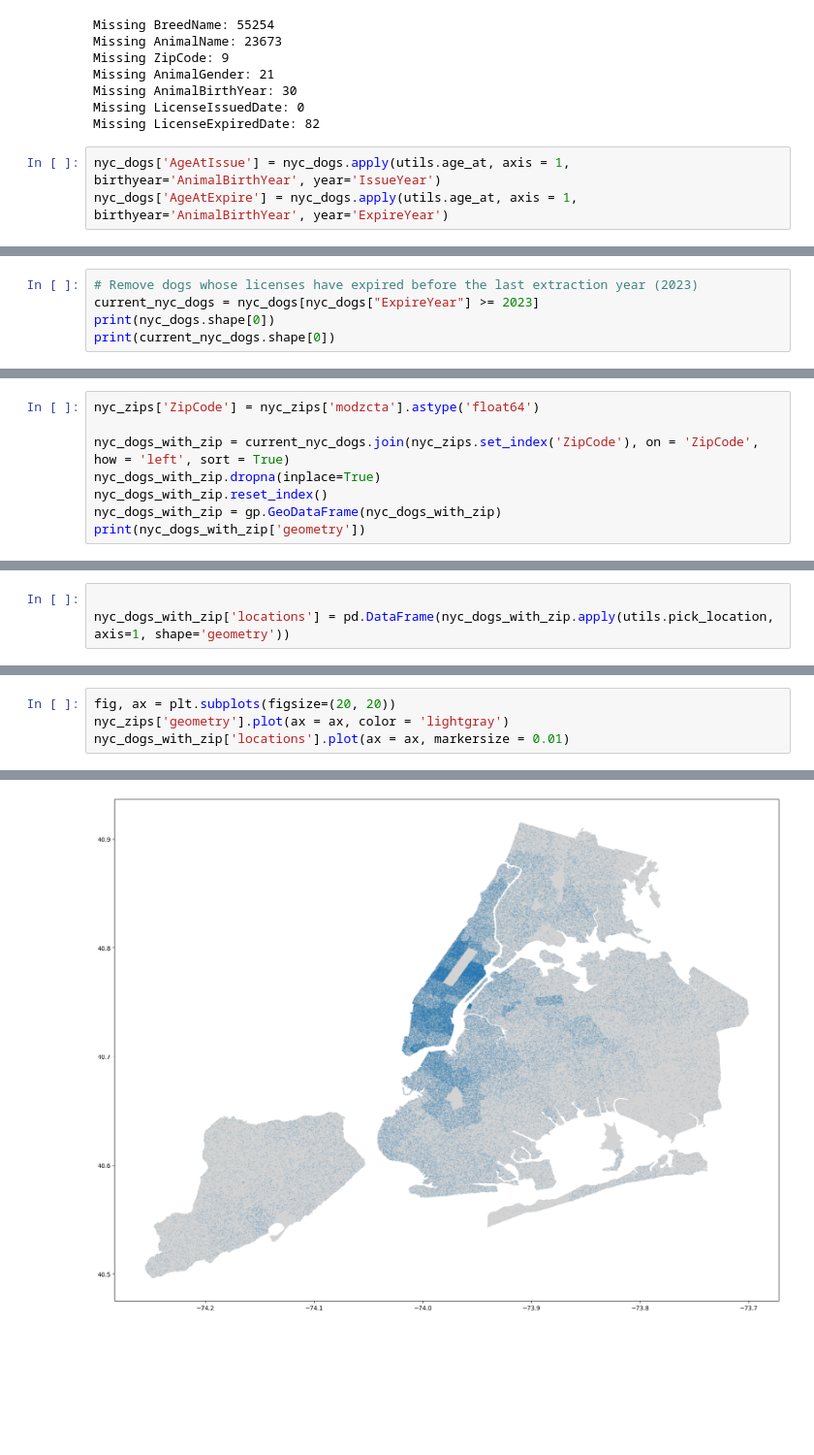
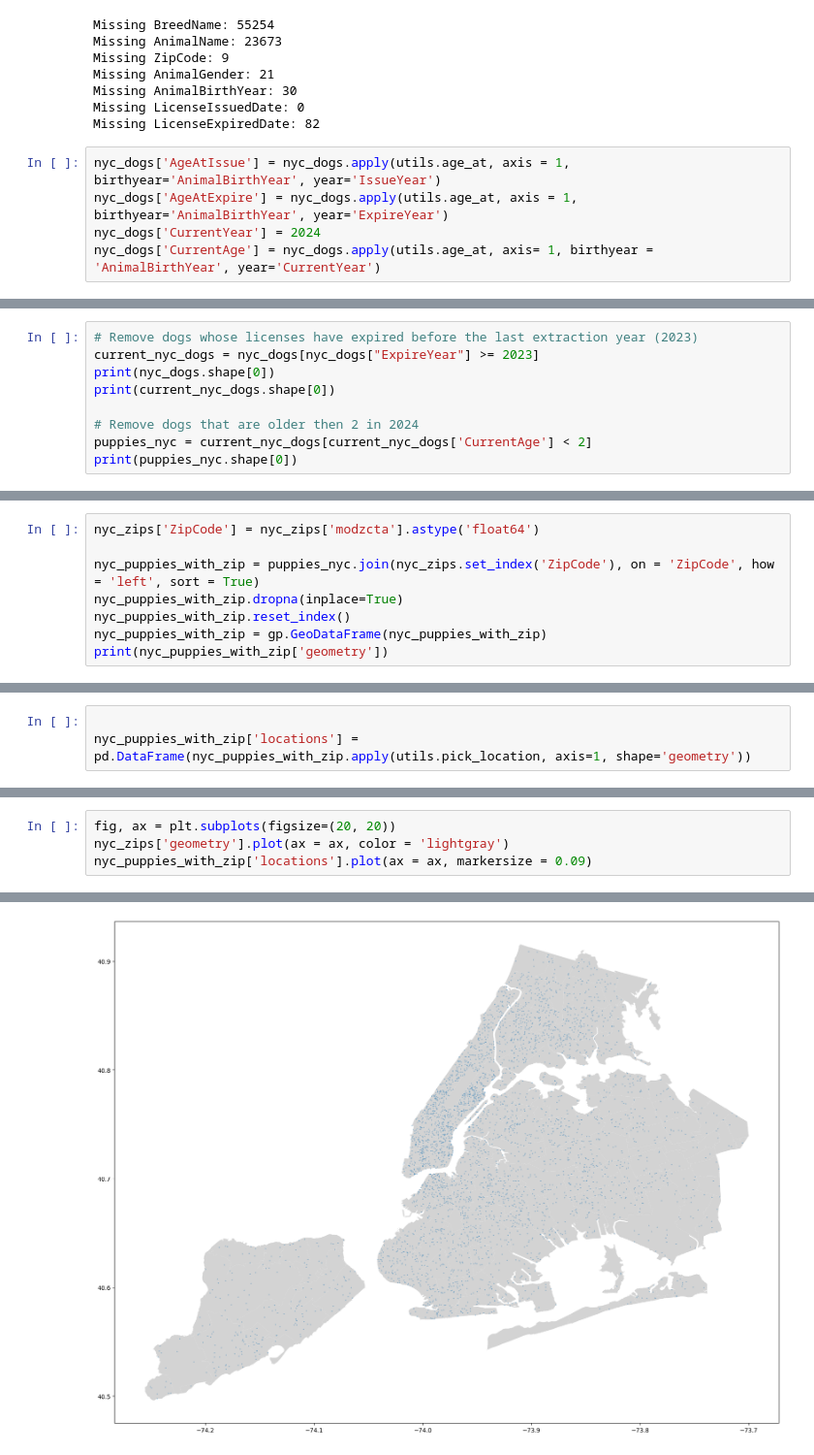
Before and after one commit to ecg222/spatial_canine_epidemic, a Jupyter notebook: Setup.ipynb, the cells around one changed output, grey strips where cells are left out. Shown at 97% size. Drawn from its saved outputs; the diff is of its cells as text; blank space fills up the shorter version.

Commit message:
use only puppies

```diff
--- a/Setup.ipynb
+++ b/Setup.ipynb
@@ -52,6 +52,8 @@ Missing LicenseExpiredDate: 82
 # %%
 nyc_dogs['AgeAtIssue'] = nyc_dogs.apply(utils.age_at, axis = 1, birthyear='AnimalBirthYear', year='IssueYear')
 nyc_dogs['AgeAtExpire'] = nyc_dogs.apply(utils.age_at, axis = 1, birthyear='AnimalBirthYear', year='ExpireYear')
+nyc_dogs['CurrentYear'] = 2024
+nyc_dogs['CurrentAge'] = nyc_dogs.apply(utils.age_at, axis= 1, birthyear = 'AnimalBirthYear', year='CurrentYear')
 # %% [output]
 Dogs cannot have negative ages
 Dogs cannot have negative ages
@@ -75,6 +77,10 @@ Dog older than 30 years is implausible
 current_nyc_dogs = nyc_dogs[nyc_dogs["ExpireYear"] >= 2023]
 print(nyc_dogs.shape[0])
 print(current_nyc_dogs.shape[0])
+
+# Remove dogs that are older then 2 in 2024
+puppies_nyc = current_nyc_dogs[current_nyc_dogs['CurrentAge'] < 2]
+print(puppies_nyc.shape[0])
 # %% [output]
 616890
 136736
@@ -81,9 +88,9 @@ print(current_nyc_dogs.shape[0])
 # %%
 nyc_zips['ZipCode'] = nyc_zips['modzcta'].astype('float64')
 
-nyc_dogs_with_zip = current_nyc_dogs.join(nyc_zips.set_index('ZipCode'), on = 'ZipCode', how = 'left', sort = True)
-nyc_dogs_with_zip.dropna(inplace=True)
-nyc_dogs_with_zip.reset_index()
-nyc_dogs_with_zip = gp.GeoDataFrame(nyc_dogs_with_zip)
-print(nyc_dogs_with_zip['geometry'])
+nyc_puppies_with_zip = puppies_nyc.join(nyc_zips.set_index('ZipCode'), on = 'ZipCode', how = 'left', sort = True)
+nyc_puppies_with_zip.dropna(inplace=True)
+nyc_puppies_with_zip.reset_index()
+nyc_puppies_with_zip = gp.GeoDataFrame(nyc_puppies_with_zip)
+print(nyc_puppies_with_zip['geometry'])
 # %% [output]
@@ -102,3 +109,3 @@ Name: geometry, Length: 120658, dtype: geometry
 # %%
 
-nyc_dogs_with_zip['locations'] = pd.DataFrame(nyc_dogs_with_zip.apply(utils.pick_location, axis=1, shape='geometry'))
+nyc_puppies_with_zip['locations'] = pd.DataFrame(nyc_puppies_with_zip.apply(utils.pick_location, axis=1, shape='geometry'))
@@ -107,9 +112,9 @@ nyc_dogs_with_zip
 # %%
 fig, ax = plt.subplots(figsize=(20, 20))
 nyc_zips['geometry'].plot(ax = ax, color = 'lightgray')
-nyc_dogs_with_zip['locations'].plot(ax = ax, markersize = 0.01)
+nyc_puppies_with_zip['locations'].plot(ax = ax, markersize = 0.09)
 # %% [output]
 <Axes: >
-[figure, old version]
+[figure, new version]
 # %%
 # Save data
```
Also changed, not shown: parts of 5 cells of this notebook.
